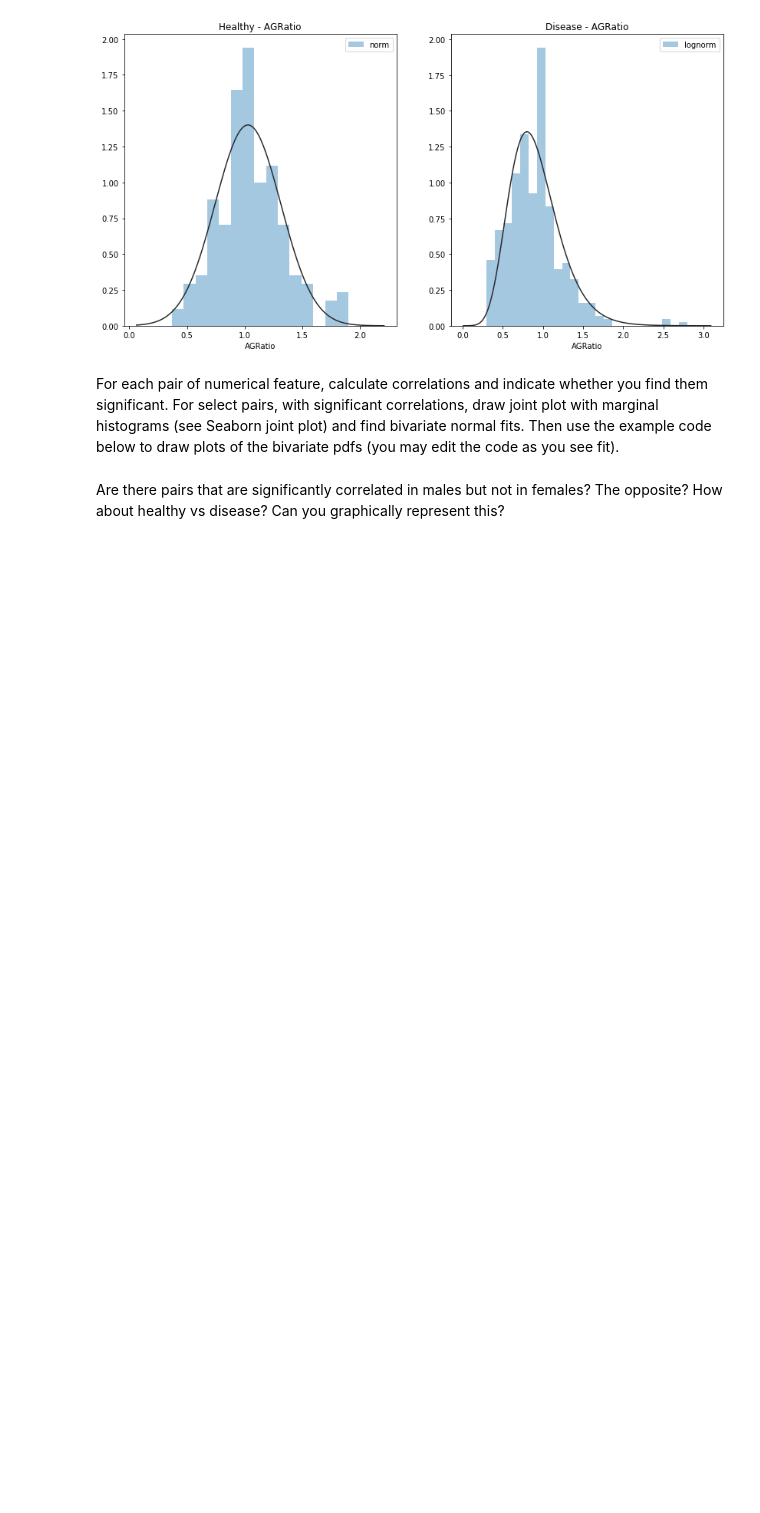
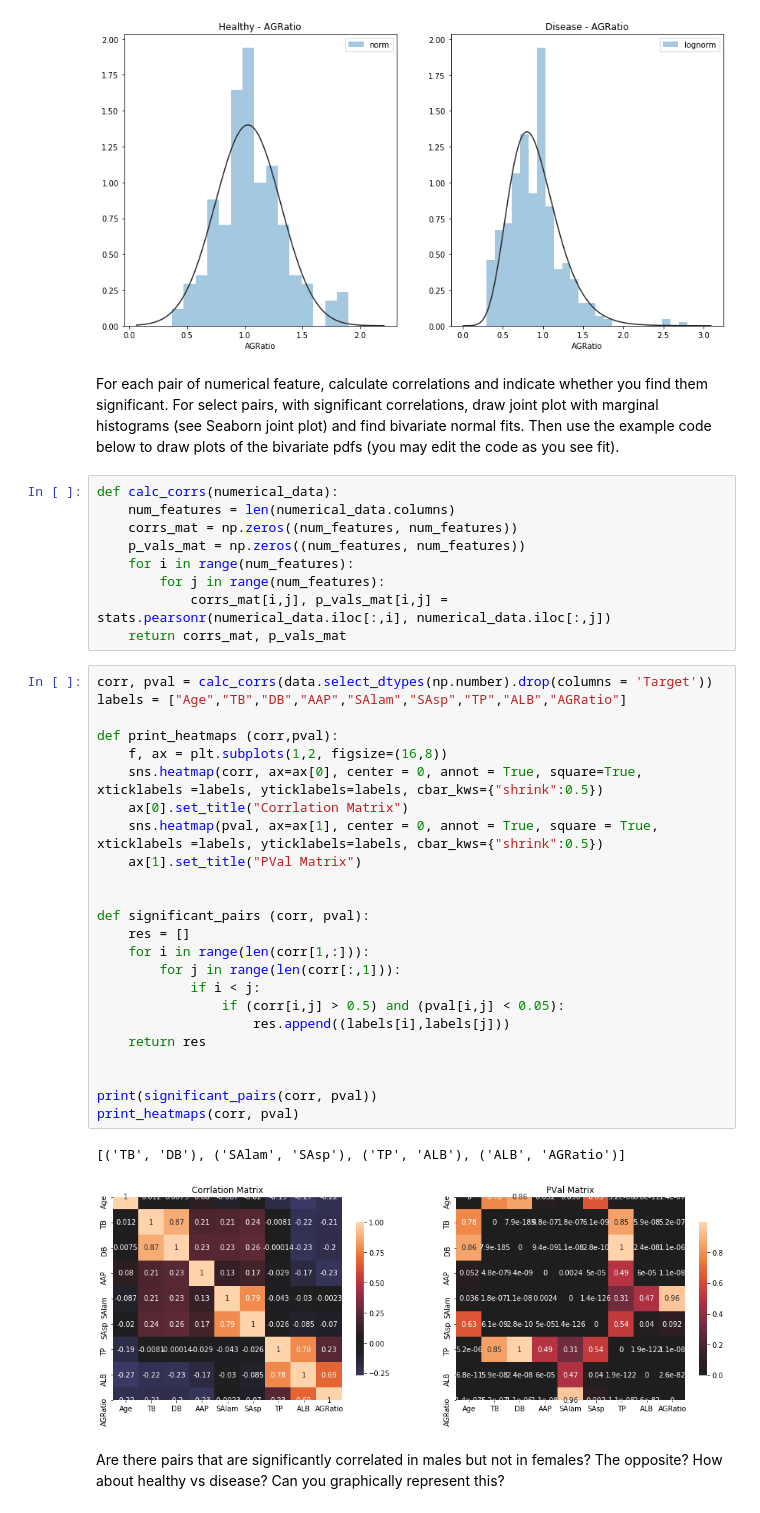
Before and after one commit to mayakerem/StatisticsDataAnalysis, a Jupyter notebook: HW3/HW3.ipynb, the cells around one changed output. Saved outputs shown, nothing was run; the diff lists cells and outputs as text; blank space fills up the shorter version.

```diff
--- a/HW3/HW3.ipynb
+++ b/HW3/HW3.ipynb
@@ -296,5 +296,41 @@ plot_hist_dist('AGRatio', stats.norm, stats.lognorm)
 [figure]
 # %% [markdown]
 For each pair of numerical feature, calculate correlations and indicate whether you find them significant. For select pairs, with significant correlations, draw joint plot with marginal histograms (see Seaborn joint plot) and find bivariate normal fits. Then use the example code below to draw plots of the bivariate pdfs (you may edit the code as you see fit).
+# %%
+def calc_corrs(numerical_data):
+    num_features = len(numerical_data.columns)
+    corrs_mat = np.zeros((num_features, num_features))
+    p_vals_mat = np.zeros((num_features, num_features))
+    for i in range(num_features):
+        for j in range(num_features):
+            corrs_mat[i,j], p_vals_mat[i,j] = stats.pearsonr(numerical_data.iloc[:,i], numerical_data.iloc[:,j])
+    return corrs_mat, p_vals_mat
+# %%
+corr, pval = calc_corrs(data.select_dtypes(np.number).drop(columns = 'Target'))
+labels = ["Age","TB","DB","AAP","SAlam","SAsp","TP","ALB","AGRatio"]
+
+def print_heatmaps (corr,pval):
+    f, ax = plt.subplots(1,2, figsize=(16,8))
+    sns.heatmap(corr, ax=ax[0], center = 0, annot = True, square=True, xticklabels =labels, yticklabels=labels, cbar_kws={"shrink":0.5})
+    ax[0].set_title("Corrlation Matrix")
+    sns.heatmap(pval, ax=ax[1], center = 0, annot = True, square = True, xticklabels =labels, yticklabels=labels, cbar_kws={"shrink":0.5})
+    ax[1].set_title("PVal Matrix")
+
+
+def significant_pairs (corr, pval):
+    res = []
+    for i in range(len(corr[1,:])):
+        for j in range(len(corr[:,1])):
+            if i < j:
+                if (corr[i,j] > 0.5) and (pval[i,j] < 0.05):
+                    res.append((labels[i],labels[j]))
+    return res
+
+
+print(significant_pairs(corr, pval))
+print_heatmaps(corr, pval)
+# %% [output]
+[('TB', 'DB'), ('SAlam', 'SAsp'), ('TP', 'ALB'), ('ALB', 'AGRatio')]
+[figure, added]
 # %% [markdown]
 Are there pairs that are significantly correlated in males but not in females? The opposite? How about healthy vs disease? Can you graphically represent this?
```
Also changed, not shown: parts of 3 cells of this notebook.
